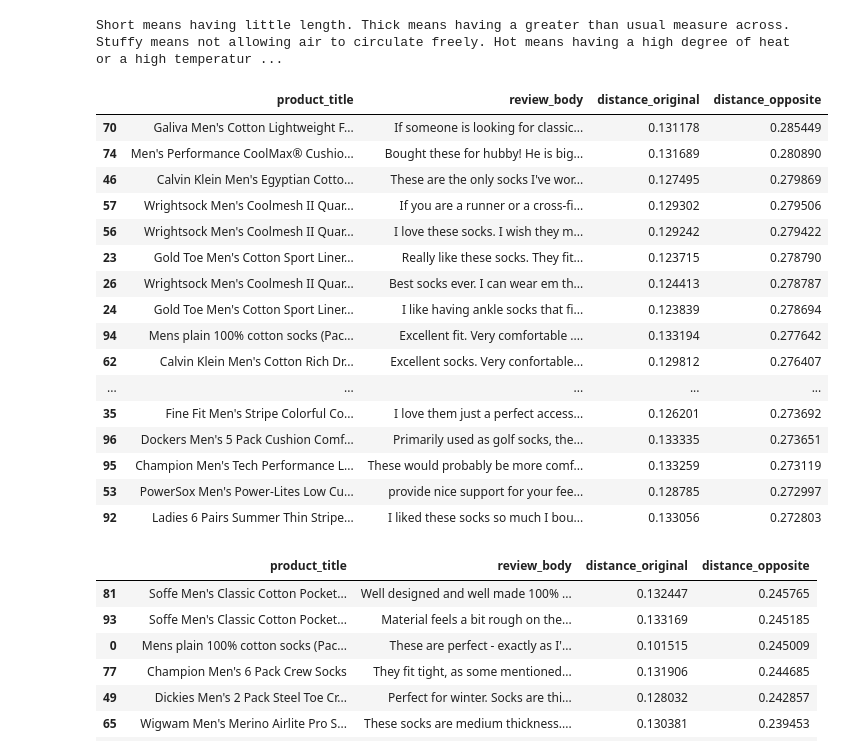
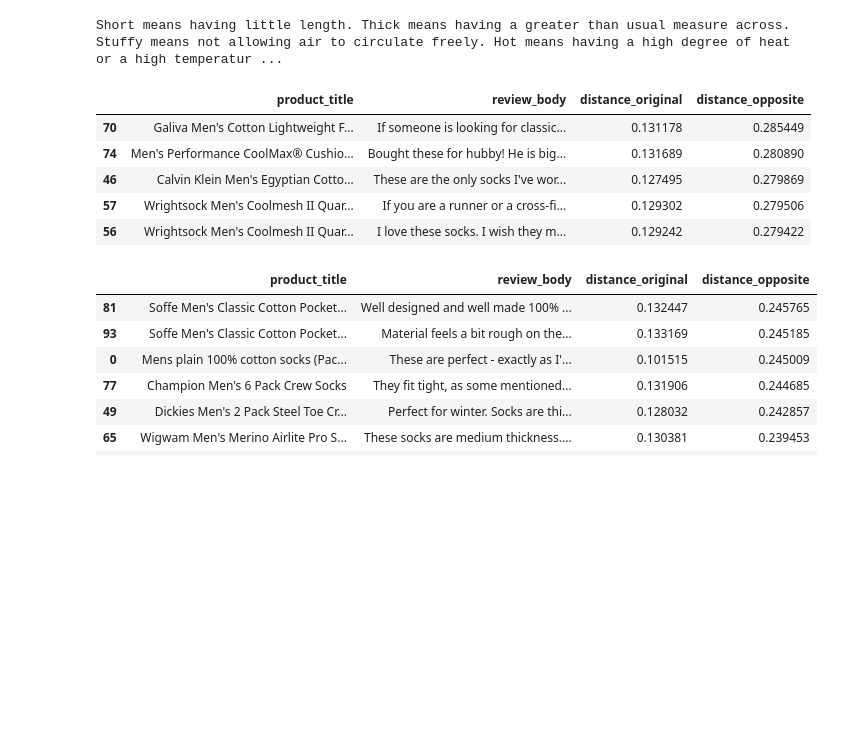
Before and after one commit to gen-exody/nes, a Jupyter notebook: notebooks/design_product_level_similarity_score.ipynb, the cells around one changed output. Saved outputs shown, nothing was run; the diff lists cells and outputs as text; code cells hidden in the pictures; blank space fills up the shorter version.

```diff
--- a/notebooks/design_product_level_similarity_score.ipynb
+++ b/notebooks/design_product_level_similarity_score.ipynb
@@ -261,26 +261,15 @@ print(opposite_query)
 Short means having little length. Thick means having a greater than usual measure across. Stuffy means not allowing air to circulate freely. Hot means having a high degree of heat or a high temperatur ...
 # %%
 df_reconcile_result.sort_values(by='distance_opposite', ascending=False) \
-    [['product_title', 'review_body', 'distance_original', 'distance_opposite']].head(20) \
+    [['product_title', 'review_body', 'distance_original', 'distance_opposite']].head(5) \
     .style.set_properties(**{'text-align': 'left'}).set_properties(subset=['review_body'], **{'width': '600px'})
 # %% [output]
 |  | product_title | review_body | distance_original | distance_opposite |
 | 70 | Galiva Men's Cotton Lightweight F... | If someone is looking for classic... | 0.131178 | 0.285449 |
 | 74 | Men's Performance CoolMax® Cushio... | Bought these for hubby! He is big... | 0.131689 | 0.280890 |
 | 46 | Calvin Klein Men's Egyptian Cotto... | These are the only socks I've wor... | 0.127495 | 0.279869 |
 | 57 | Wrightsock Men's Coolmesh II Quar... | If you are a runner or a cross-fi... | 0.129302 | 0.279506 |
 | 56 | Wrightsock Men's Coolmesh II Quar... | I love these socks. I wish they m... | 0.129242 | 0.279422 |
-| 23 | Gold Toe Men's Cotton Sport Liner... | Really like these socks. They fit... | 0.123715 | 0.278790 |
-| 26 | Wrightsock Men's Coolmesh II Quar... | Best socks ever. I can wear em th... | 0.124413 | 0.278787 |
-| 24 | Gold Toe Men's Cotton Sport Liner... | I like having ankle socks that fi... | 0.123839 | 0.278694 |
-| 94 | Mens plain 100% cotton socks (Pac... | Excellent fit. Very comfortable .... | 0.133194 | 0.277642 |
-| 62 | Calvin Klein Men's Cotton Rich Dr... | Excellent socks. Very confortable... | 0.129812 | 0.276407 |
-| ... | ... | ... | ... | ... |
-| 35 | Fine Fit Men's Stripe Colorful Co... | I love them just a perfect access... | 0.126201 | 0.273692 |
-| 96 | Dockers Men's 5 Pack Cushion Comf... | Primarily used as golf socks, the... | 0.133335 | 0.273651 |
-| 95 | Champion Men's Tech Performance L... | These would probably be more comf... | 0.133259 | 0.273119 |
-| 53 | PowerSox Men's Power-Lites Low Cu... | provide nice support for your fee... | 0.128785 | 0.272997 |
-| 92 | Ladies 6 Pairs Summer Thin Stripe... | I liked these socks so much I bou... | 0.133056 | 0.272803 |
 # %%
 df_reconcile_result.sort_values(by='distance_opposite', ascending=False) \
     [['product_title', 'review_body', 'distance_original', 'distance_opposite']].tail(10) \
```
Also changed, not shown: parts of 4 cells of this notebook, 4 other files.
